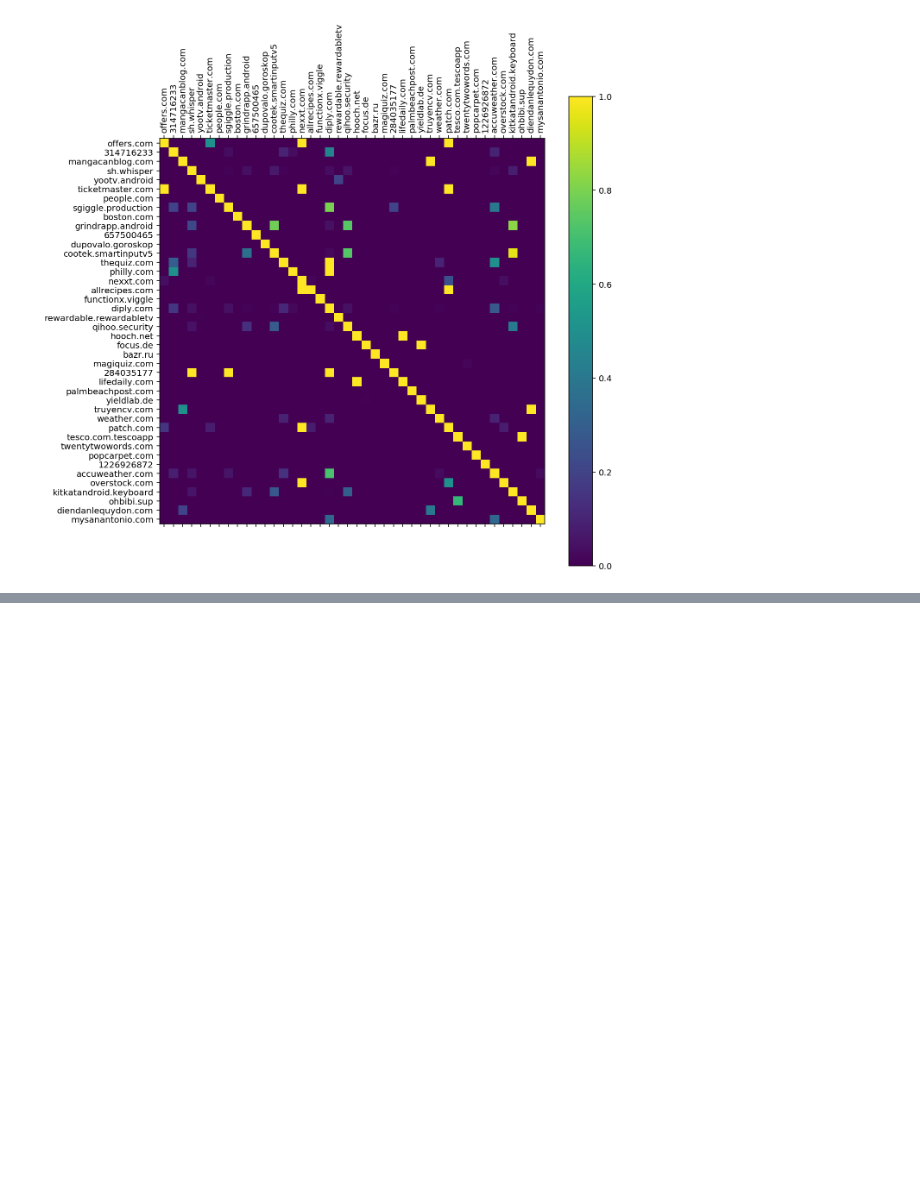
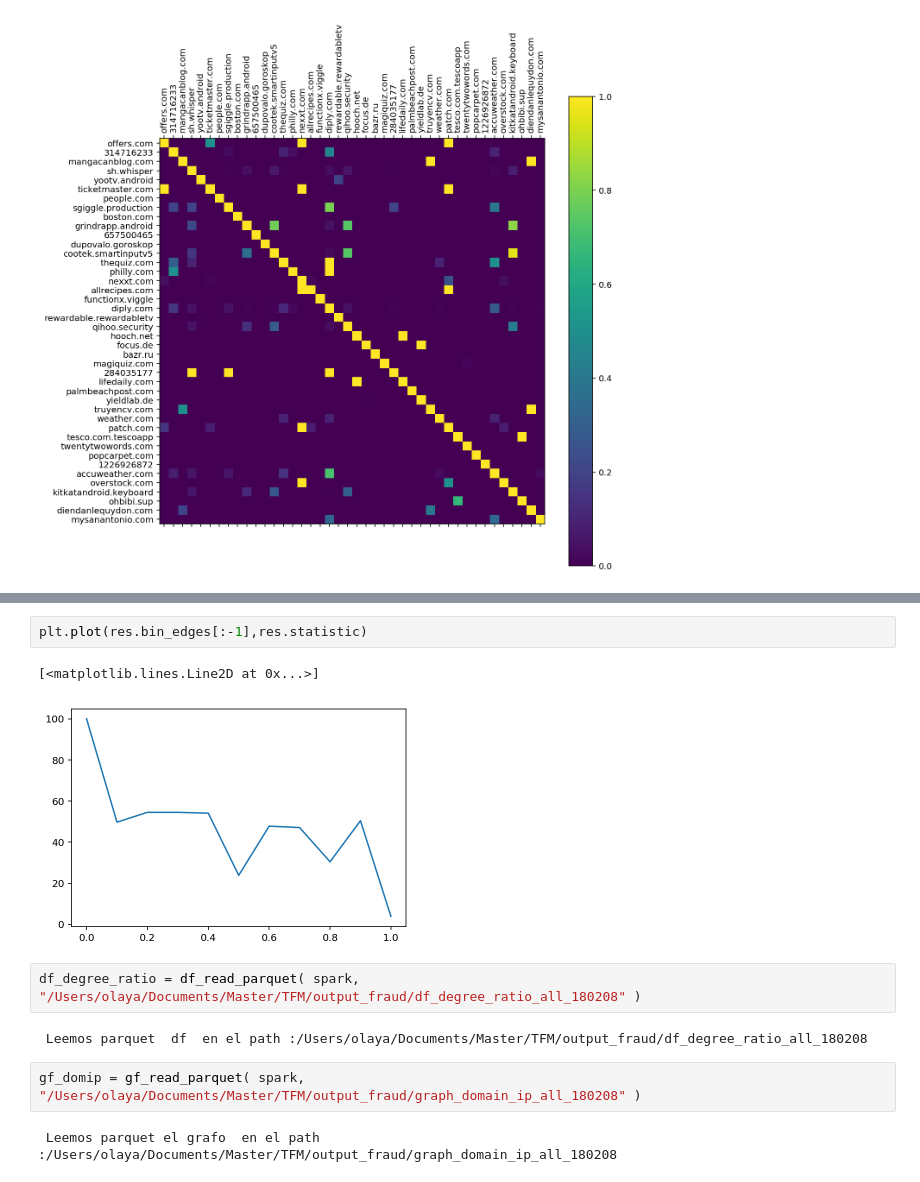
Before and after one commit to ayalo/TFM_fraud_36, a Jupyter notebook: src/main/python/notebooks/Untitled_local.ipynb, the cells around one changed output, grey strips where cells are left out. Cells and saved outputs as stored; diff of their text form; blank space fills up the shorter version.

```diff
--- a/src/main/python/notebooks/Untitled_local.ipynb
+++ b/src/main/python/notebooks/Untitled_local.ipynb
@@ -643,0 +914,13 @@ NameError: name 'gf_domip' is not defined
+# %%
+plt.plot(res.bin_edges[:-1],res.statistic)
+# %% [output]
+[<matplotlib.lines.Line2D at 0x...>]
+[figure, added]
+# %%
+df_degree_ratio = df_read_parquet( spark, "/Users/olaya/Documents/Master/TFM/output_fraud/df_degree_ratio_all_180208" )
+# %% [output]
+ Leemos parquet  df  en el path :/Users/olaya/Documents/Master/TFM/output_fraud/df_degree_ratio_all_180208
+# %%
+gf_domip = gf_read_parquet( spark, "/Users/olaya/Documents/Master/TFM/output_fraud/graph_domain_ip_all_180208" )
+# %% [output]
+ Leemos parquet el grafo  en el path :/Users/olaya/Documents/Master/TFM/output_fraud/graph_domain_ip_all_180208
```
Also changed, not shown: parts of 62 cells of this notebook, 9 other files.
